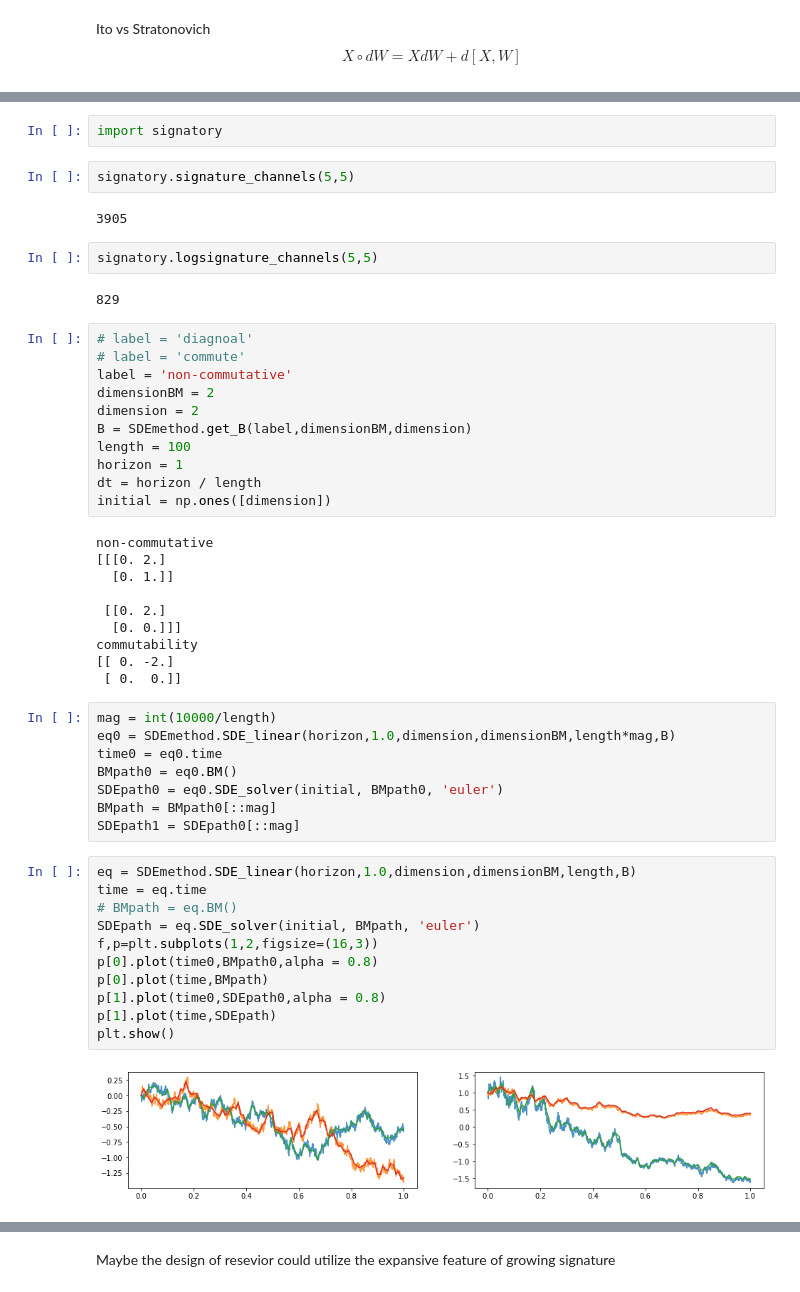
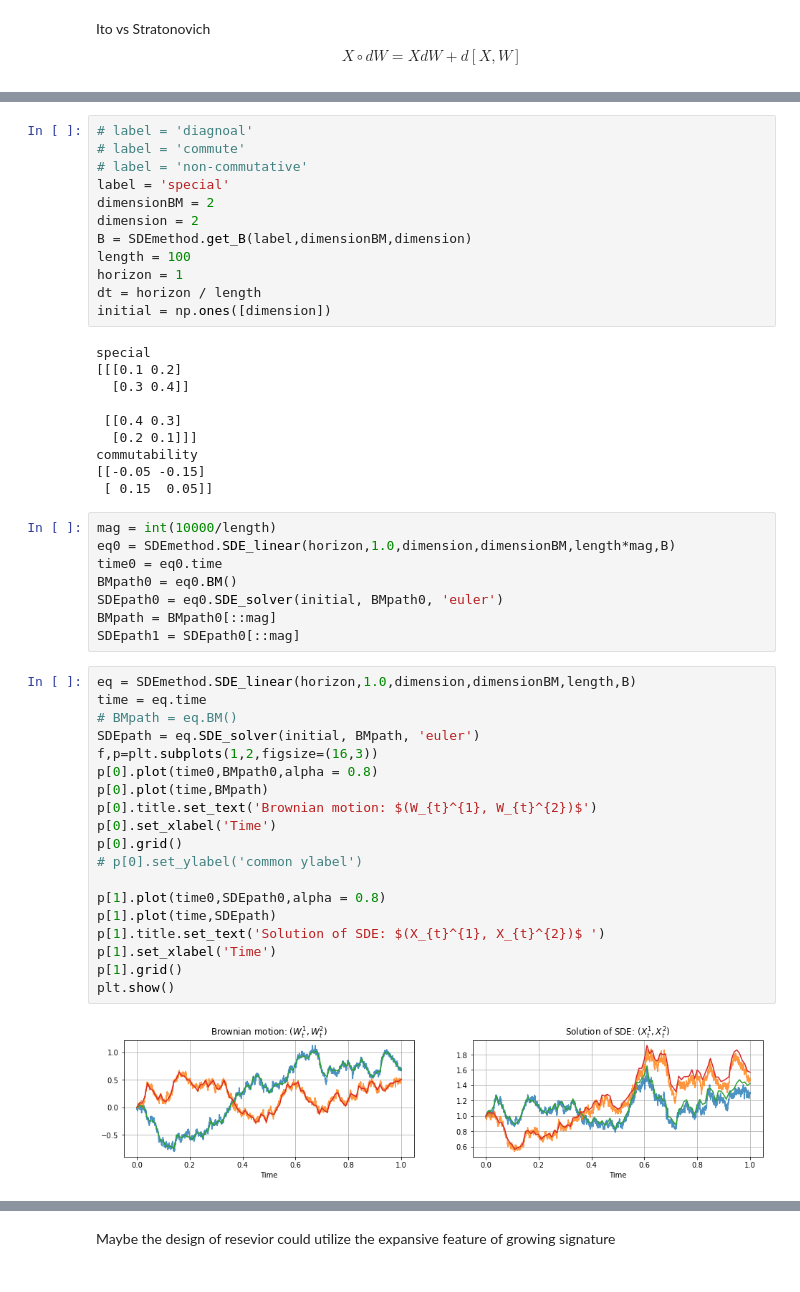
Before and after one commit to justinhou95/market_simulator, a Jupyter notebook: notebooks/resevoir4.ipynb, the cells around one changed output, grey strips where cells are left out. Saved outputs shown, nothing was run; the diff lists cells and outputs as text.

Commit message:
add plot

```diff
--- a/notebooks/resevoir4.ipynb
+++ b/notebooks/resevoir4.ipynb
@@ -75,17 +78,8 @@ import SDEmethod, Sig_method, Resevoir
-# %%
-import signatory
-# %%
-signatory.signature_channels(5,5)
-# %% [output]
-3905
-# %%
-signatory.logsignature_channels(5,5)
-# %% [output]
-829
 # %%
 # label = 'diagnoal'
 # label = 'commute'
-label = 'non-commutative'
+# label = 'non-commutative'
+label = 'special'
 dimensionBM = 2
 dimension = 2
 B = SDEmethod.get_B(label,dimensionBM,dimension)
@@ -94,15 +88,15 @@ horizon = 1
 dt = horizon / length
 initial = np.ones([dimension])
 # %% [output]
-non-commutative
-[[[0. 2.]
-  [0. 1.]]
+special
+[[[0.1 0.2]
+  [0.3 0.4]]
 
- [[0. 2.]
-  [0. 0.]]]
+ [[0.4 0.3]
+  [0.2 0.1]]]
 commutability
-[[ 0. -2.]
- [ 0.  0.]]
+[[-0.05 -0.15]
+ [ 0.15  0.05]]
 # %%
 mag = int(10000/length)
 eq0 = SDEmethod.SDE_linear(horizon,1.0,dimension,dimensionBM,length*mag,B)
@@ -114,16 +108,24 @@ SDEpath1 = SDEpath0[::mag]
 # %%
 eq = SDEmethod.SDE_linear(horizon,1.0,dimension,dimensionBM,length,B)
 time = eq.time
 # BMpath = eq.BM()
 SDEpath = eq.SDE_solver(initial, BMpath, 'euler')
 f,p=plt.subplots(1,2,figsize=(16,3))
 p[0].plot(time0,BMpath0,alpha = 0.8)
 p[0].plot(time,BMpath)
+p[0].title.set_text('Brownian motion: $(W_{t}^{1}, W_{t}^{2})$')
+p[0].set_xlabel('Time')
+p[0].grid()
+# p[0].set_ylabel('common ylabel')
+
 p[1].plot(time0,SDEpath0,alpha = 0.8)
 p[1].plot(time,SDEpath)
+p[1].title.set_text('Solution of SDE: $(X_{t}^{1}, X_{t}^{2})$ ')
+p[1].set_xlabel('Time')
+p[1].grid()
 plt.show()
 # %% [output]
-[figure, old version]
+[figure, new version]
 # %%
 reload(Sig_method)
 depth_set = list(range(3, 10))
```
Also changed, not shown: parts of 6 cells of this notebook, 22 other files.
